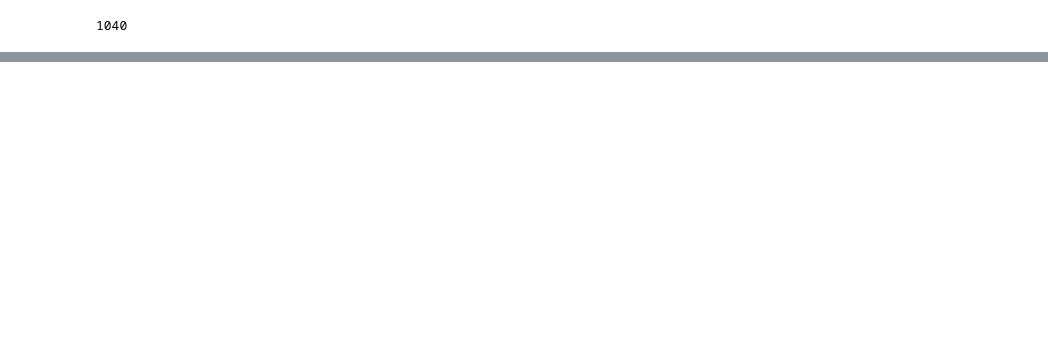
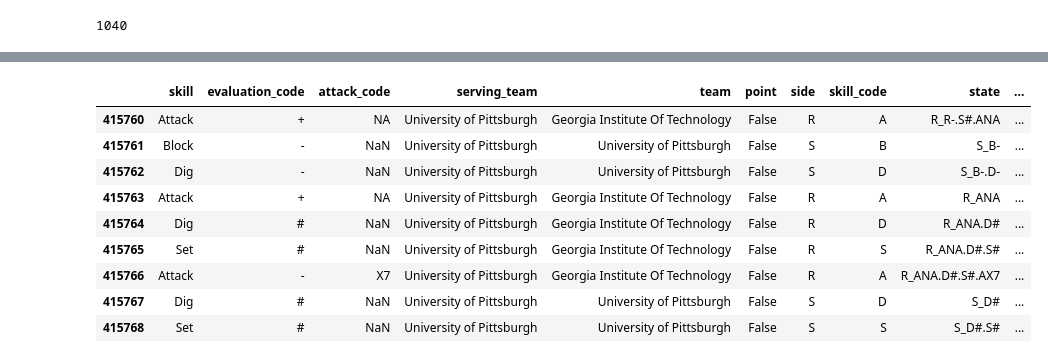
Before and after one commit to AndyZ-CYC/Volleyball_Project, a Jupyter notebook: Data_Exploration.ipynb, the cells around one changed output, grey strips where cells are left out. Saved outputs shown, nothing was run; the diff lists cells and outputs as text; code cells hidden in the pictures; blank space fills up the shorter version.

```diff
--- a/Data_Exploration.ipynb
+++ b/Data_Exploration.ipynb
@@ -310,0 +377,13 @@ len(state_df['state'].unique())
+# %%
+temp_df.iloc[415760:415769]
+# %% [output]
+|  | skill | evaluation_code | attack_code | serving_team | team | point | side | skill_code | state | ... |
+| 415760 | Attack | + | NA | University of Pittsburgh | Georgia Institute Of Technology | False | R | A | R_R-.S#.ANA | ... |
+| 415761 | Block | - | NaN | University of Pittsburgh | University of Pittsburgh | False | S | B | S_B- | ... |
+| 415762 | Dig | - | NaN | University of Pittsburgh | University of Pittsburgh | False | S | D | S_B-.D- | ... |
+| 415763 | Attack | + | NA | University of Pittsburgh | Georgia Institute Of Technology | False | R | A | R_ANA | ... |
+| 415764 | Dig | # | NaN | University of Pittsburgh | Georgia Institute Of Technology | False | R | D | R_ANA.D# | ... |
+| 415765 | Set | # | NaN | University of Pittsburgh | Georgia Institute Of Technology | False | R | S | R_ANA.D#.S# | ... |
+| 415766 | Attack | - | X7 | University of Pittsburgh | Georgia Institute Of Technology | False | R | A | R_ANA.D#.S#.AX7 | ... |
+| 415767 | Dig | # | NaN | University of Pittsburgh | University of Pittsburgh | False | S | D | S_D# | ... |
+| 415768 | Set | # | NaN | University of Pittsburgh | University of Pittsburgh | False | S | S | S_D#.S# | ... |
```
Also changed, not shown: parts of 14 cells of this notebook.
